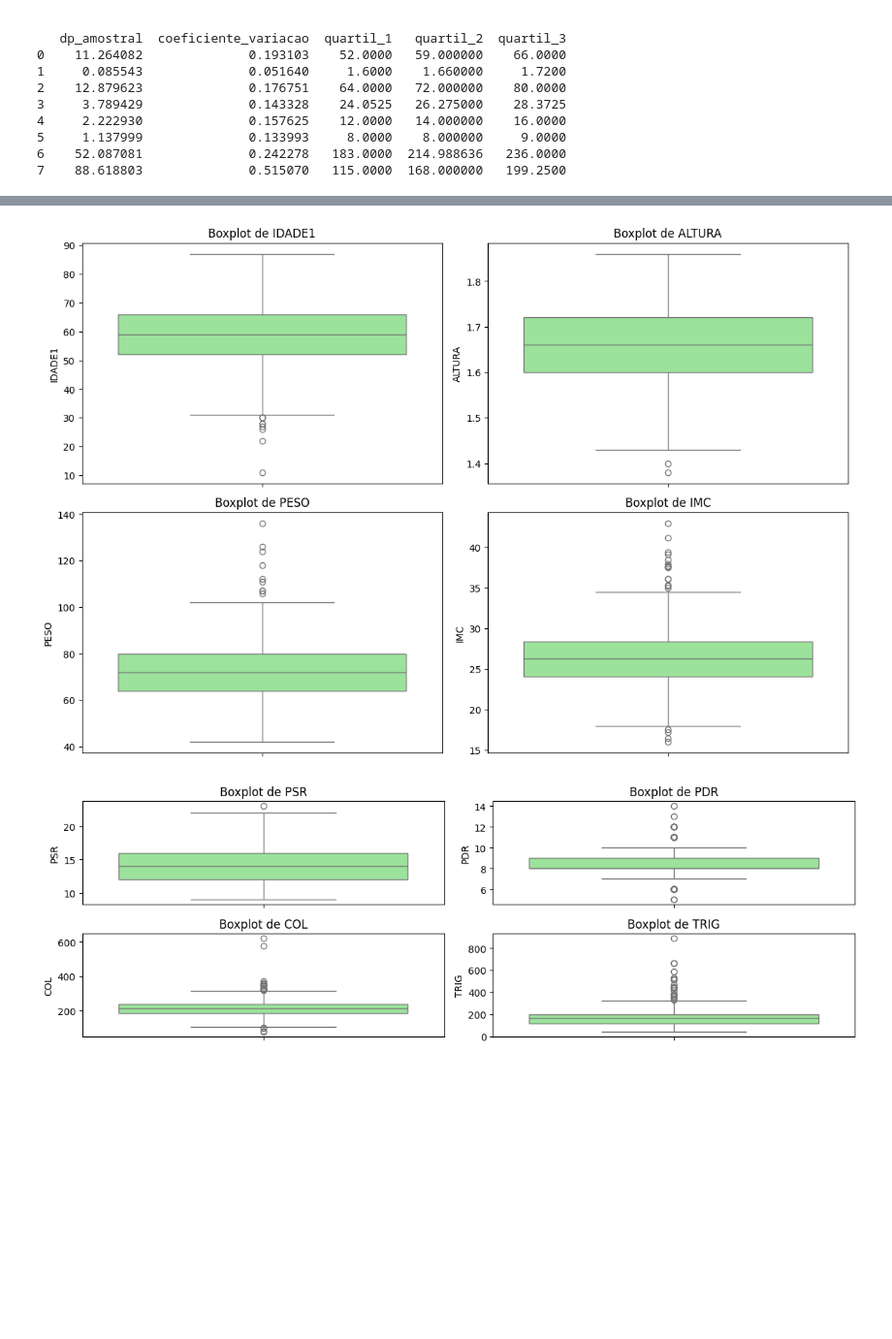
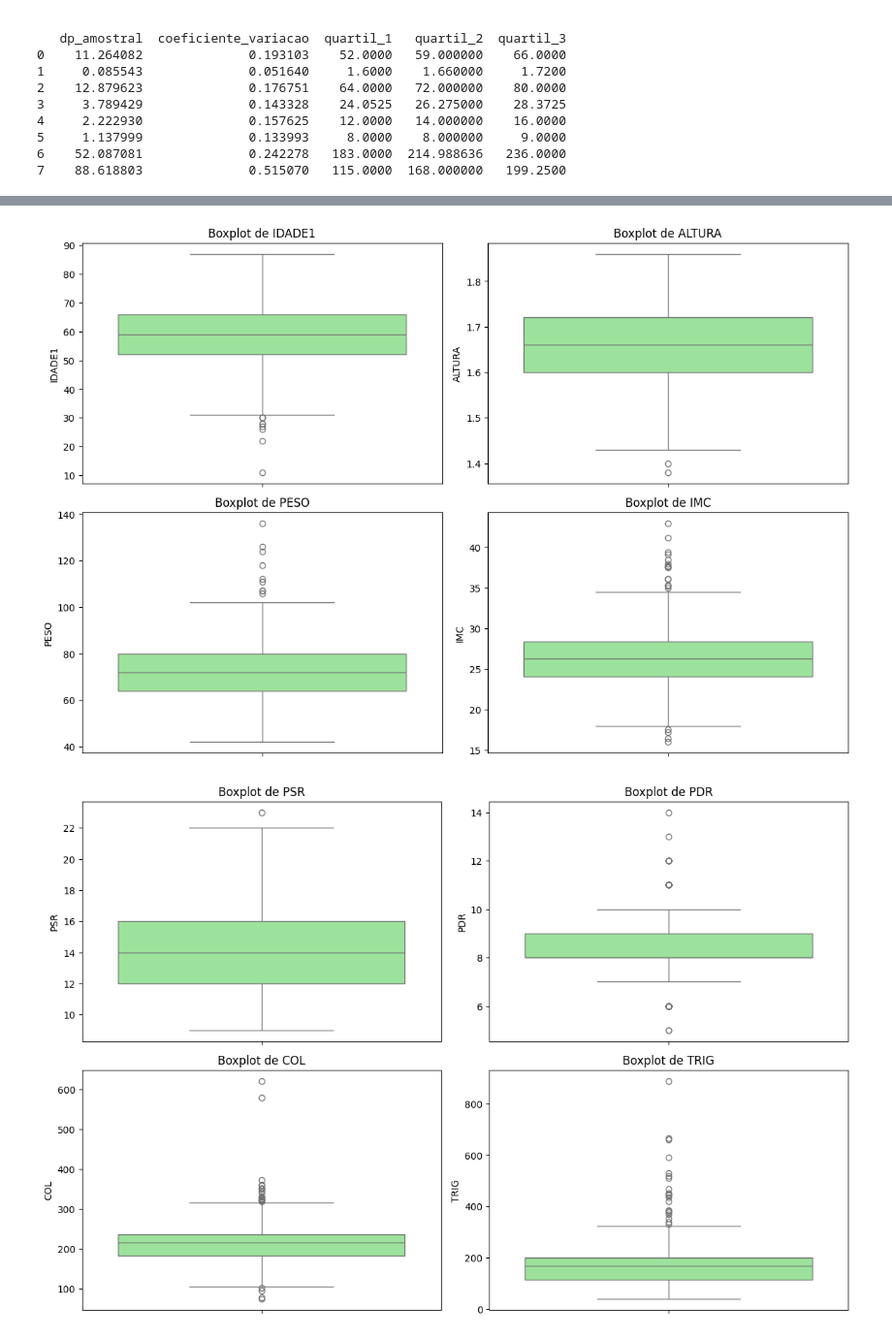
Before and after one commit to gabrielmarchesano/data-analysis-mqam, a Jupyter notebook: analise-descritiva/db_analisedescritiva.ipynb, the cells around one changed output, grey strips where cells are left out. Shown at 97% size. Cells and saved outputs as stored; diff of their text form; code cells hidden in the pictures; blank space fills up the shorter version.

```diff
--- a/analise-descritiva/db_analisedescritiva.ipynb
+++ b/analise-descritiva/db_analisedescritiva.ipynb
@@ -4,7 +4,8 @@ import numpy as np
 import matplotlib.pyplot as plt
 import seaborn as sns
 # %%
-data = pd.read_csv("C:\\Users\\RAFAEL\\OneDrive\\Documentos\\Gabriel\\mqam\\data-analysis-mqam\\coronarias.csv", sep=';')
+
+data = pd.read_csv('C:\\Users\\Usuario\\Downloads\\python_data\\data-analysis-mqam-1\\coronarias.csv', sep=';')
 # %%
 data.head()
 # %% [output]
@@ -71,6 +73,6 @@ data.describe()
 # %%
 colunas_quantitativas = ['IDADE1', 'ALTURA', 'PESO', 'IMC', 'PSR', 'PDR', 'COL' ,'TRIG']
-colunas_categoricas =['SEXO', 'DIAB', 'AH3', 'ANGEST', 'ARTER', 'ARRIT', 'OBESO', 'TABAG4', 'INFARTO']
+colunas_categoricas =['SEXO', 'DIAB', 'AH3', 'ANGEST', 'ARTER', 'ARRIT', 'OBESO', 'TABAG4', 'INFARTO','GLO']
 # %%
 # Imputar média nas quantitativas e moda nas categóricas
 
@@ -150,6 +152,7 @@ leg_infarto = {0: 'Não', 1: 'Sim'}
 leg_tabagismo = {0: 'Não Fumante', 1: 'Ex-Fumante', 2: 'Fumante Leve/Moderado', 3: 'Fumante Pesado'}
 leg_angest = {0: 'Não', 1: 'Sim'}
 leg_obesidade = {0: 'Não', 1: 'Sim'}
+leg_lo3 = {0: 'Menor que 50%', 1: 'Maior ou igual a 50%'}
 
 mapeamentos = {
     'SEXO': leg_sexo,
@@ -160,7 +163,8 @@ mapeamentos = {
     'ARRIT': leg_arritimia,
     'OBESO': leg_obesidade,
     'TABAG4': leg_tabagismo,
-    'INFARTO': leg_infarto
+    'INFARTO': leg_infarto,
+    'GLO': leg_lo3
 }
 
 for col in colunas_categoricas:
@@ -288,3 +293,31 @@ COL: p-valor=6.734630749627469e-06
 Distribuição provavelmente não normal
 TRIG: p-valor=8.354422654936632e-13
 Distribuição provavelmente não normal
+# %%
+# Dividindo as colunas em grupos de 4
+colunas_list = list(colunas_quantitativas)
+grupos = [colunas_list[i:i+4] for i in range(0, len(colunas_list), 4)]
+
+for grupo_idx, grupo in enumerate(grupos):
+    print(f"\nFigura {grupo_idx + 1}:")
+
+    fig, axes = plt.subplots(nrows=2, ncols=2, figsize=(12, 8))
+    axes = axes.flatten()
+
+    for i, col in enumerate(grupo):
+        col_data = data[col].dropna()
+
+        stats.probplot(col_data, dist="norm", plot=axes[i])
+        axes[i].set_title(f'Q-Q Plot - {col}', fontsize=11, fontweight='bold')
+        axes[i].set_xlabel('Quantis Teóricos', fontsize=10)
+        axes[i].set_ylabel('Quantis Observados', fontsize=10)
+        axes[i].grid(True, alpha=0.3)
+        axes[i].get_lines()[1].set_color('red')
+        axes[i].get_lines()[1].set_linewidth(2)
+
+    # Remove subplots vazios se o grupo tiver menos de 4 variáveis
+    for i in range(len(grupo), 4):
+        axes[i].set_visible(False)
+
+    plt.tight_layout()
+    plt.show()
@@ -297,7 +335,7 @@ grupo2 = colunas_quantitativas[4:]
 fig, axes = plt.subplots(nrows=2, ncols=2, figsize=(12, 8))
 axes = axes.flatten()
 for i, col in enumerate(grupo1):
-    sns.histplot(data[col], bins=30, ax=axes[i], color='skyblue')
+    sns.histplot(data[col], bins=30, ax=axes[i], color='skyblue', kde=True)
     media_amostral = data[col].mean()
     axes[i].axvline(x=media_amostral, color='red', linestyle='--', label='Média Amostral ($\\mu$)')
     axes[i].set_title(f'Histograma de {col}')
@@ -311,7 +349,7 @@ plt.show()
 fig, axes = plt.subplots(nrows=2, ncols=2, figsize=(12, 8))
 axes = axes.flatten()
 for i, col in enumerate(grupo2):
-    sns.histplot(data[col], bins=30, ax=axes[i], color='skyblue')
+    sns.histplot(data[col], bins=30, ax=axes[i], color='skyblue', kde=True)
     media_amostral = data[col].mean()
     axes[i].axvline(x=media_amostral, color='red', linestyle='--', label='Média Amostral ($\\mu$)')
     axes[i].set_title(f'Histograma de {col}')
@@ -332,7 +370,7 @@ plt.tight_layout()
 plt.show()
 
 # Boxplots - Grupo 2
-fig, axes = plt.subplots(nrows=2, ncols=2, figsize=(12, 4))
+fig, axes = plt.subplots(nrows=2, ncols=2, figsize=(12, 8))
 axes = axes.flatten()
 for i, col in enumerate(grupo2):
     sns.boxplot(y=data[col], ax=axes[i], color='lightgreen')
@@ -346,2 +384,2 @@ plt.show()
 [figure]
-[figure, old version]
+[figure, new version]
```
Also changed, not shown: parts of 11 cells of this notebook, 4 other files.
